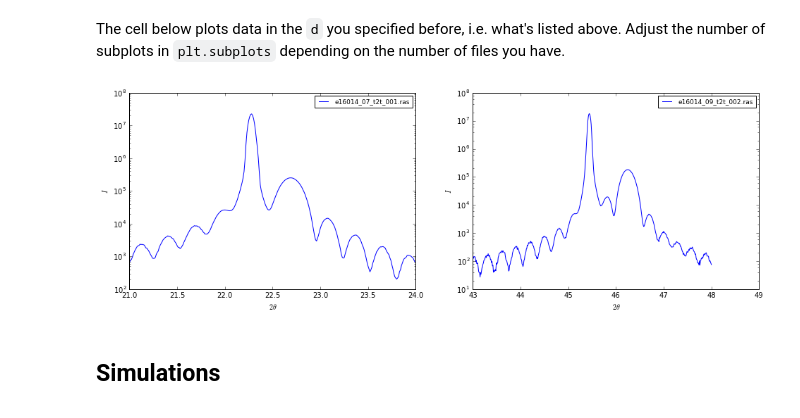
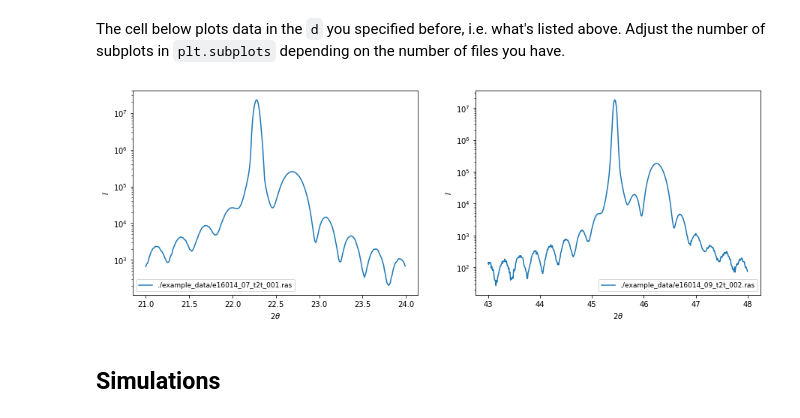
Before and after one commit to ezatterin/edoxrd, a Jupyter notebook: examples/CTR_Template.ipynb, the cells around one changed output. Saved outputs shown, nothing was run; the diff lists cells and outputs as text; code cells hidden in the pictures.

```diff
--- a/examples/CTR_Template.ipynb
+++ b/examples/CTR_Template.ipynb
@@ -21,7 +23,9 @@ Have a look at the `.ras` files that can be read within the specified directory.
 files = !ls {d} | grep '_00[1-9]' | grep '.ras'
 # Windows
 # files = !dir {d} /b /a-d | find ".ras"
-for fname in files: print fname
+for index,fname in enumerate(files):
+    print fname
+    files[index] = d+fname
 # %% [output]
 e16014_07_t2t_001.ras
 e16014_09_t2t_002.ras
@@ -30,16 +34,16 @@ e16014_09_t2t_002.ras
 # %% [markdown]
 The cell below plots data in the `d` you specified before, i.e. what's listed above. Adjust the number of subplots in `plt.subplots` depending on the number of files you have.
 # %%
-fig, ax = plt.subplots(1,2, figsize=(16,5))
+fig, ax = plt.subplots(1,2, figsize=(15,5))
 ax = ax.flatten()
 for i in range(len(files)):
     ax[i].plot(*xrd.read_data(files[i],d),label=files[i])
     ax[i].set_xlabel(r'$2\theta$')
     ax[i].set_ylabel(r'$I$')
     ax[i].set_yscale('log')
     ax[i].legend(fontsize=9)
 # %% [output]
-[figure, old version]
+[figure, new version]
 # %% [markdown]
 ## Simulations
 # %% [markdown]
```
Also changed, not shown: parts of 6 cells of this notebook.
